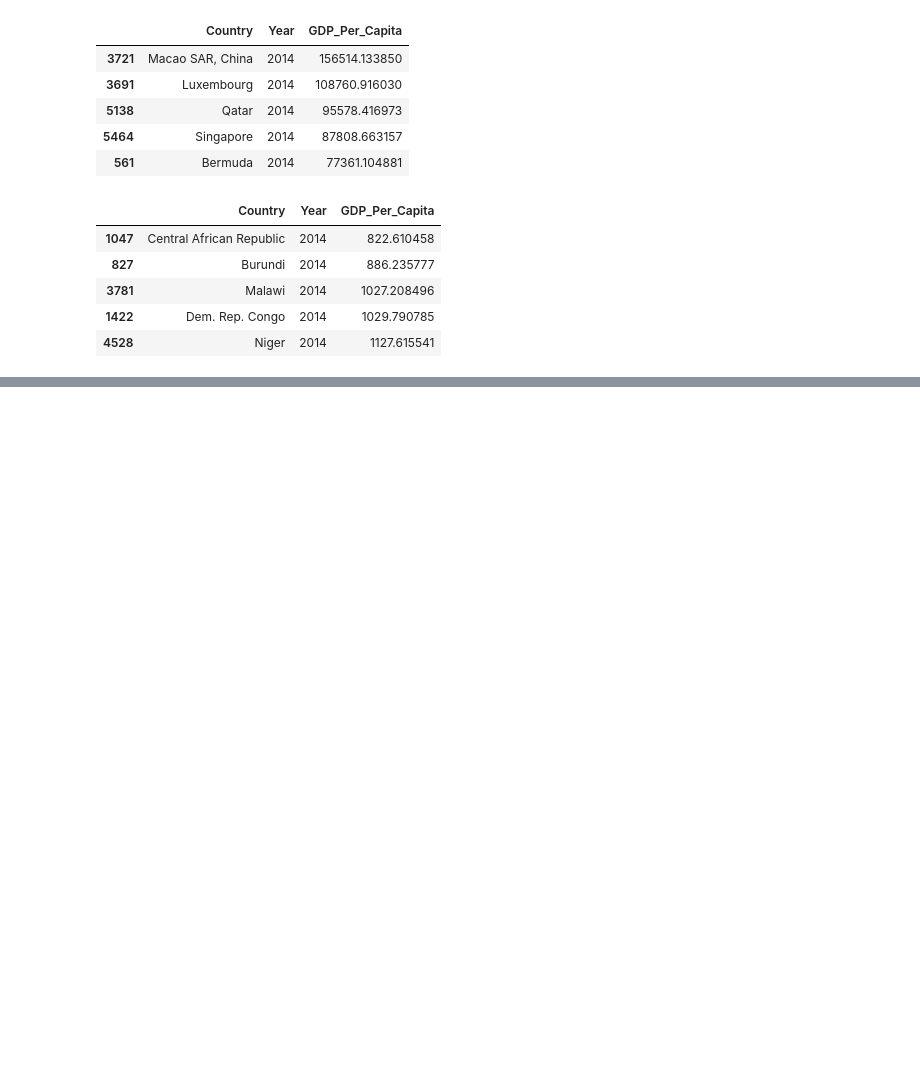
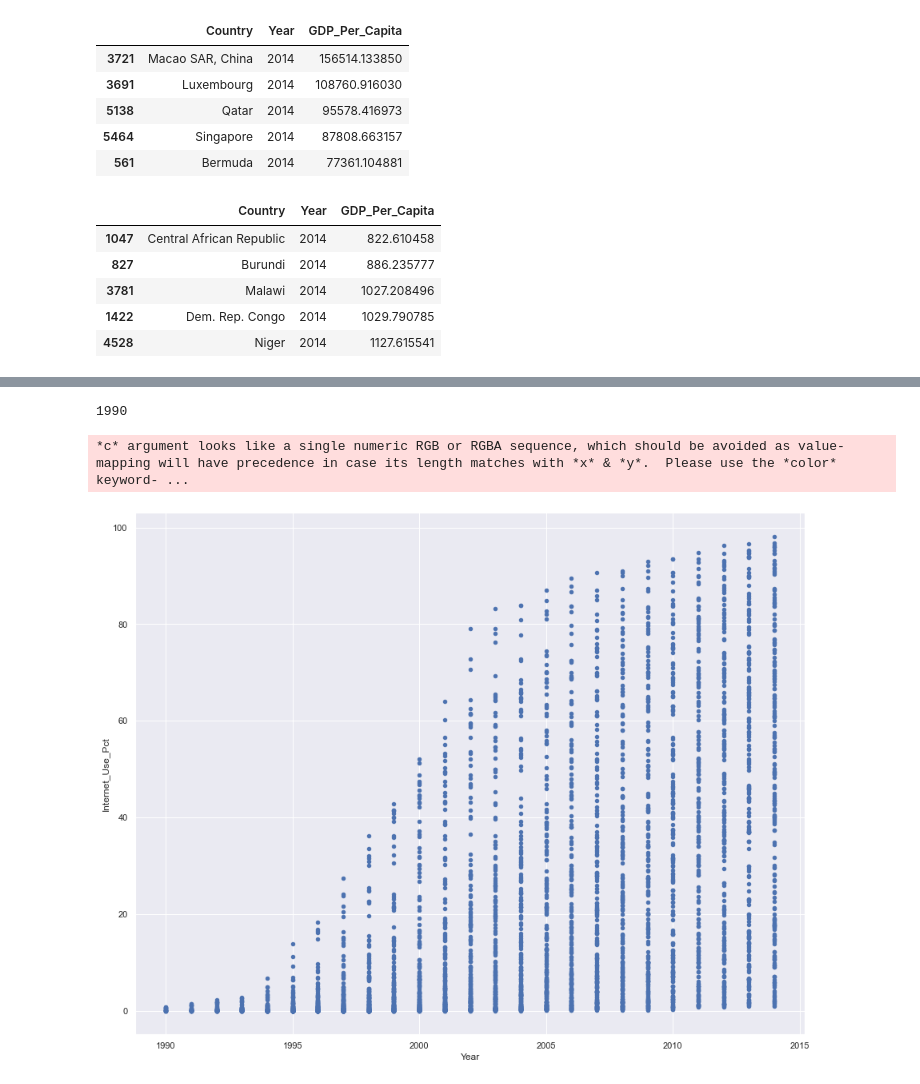
Before and after one commit to nss-data-science-cohort-5/un_exploration-charre2021, a Jupyter notebook: notebooks/UN_Data_Exploration.ipynb, the cells around one changed output, grey strips where cells are left out. Drawn from its saved outputs; the diff is of its cells as text; code cells hidden in the pictures; blank space fills up the shorter version.

```diff
--- a/notebooks/UN_Data_Exploration.ipynb
+++ b/notebooks/UN_Data_Exploration.ipynb
@@ -161,0 +256,3 @@ gdp_2014.nsmallest(5, columns = 'GDP_Per_Capita')
+# %%
+internet_df = internet_df.drop(columns = "Value Footnotes")
+internet_df
@@ -161,0 +273,3 @@ gdp_2014.nsmallest(5, columns = 'GDP_Per_Capita')
+# %%
+internet_df.columns = ['Country', 'Year', 'Internet_Use_Pct']
+internet_df.info()
@@ -161,0 +287,3 @@ gdp_2014.nsmallest(5, columns = 'GDP_Per_Capita')
+# %%
+internet_df['Internet_Use_Pct'] = internet_df['Internet_Use_Pct'].astype(float)
+internet_df.info()
@@ -161,0 +301,10 @@ gdp_2014.nsmallest(5, columns = 'GDP_Per_Capita')
+# %%
+used_years = internet_df.loc[internet_df['Internet_Use_Pct'] != 0].sort_values('Year').reset_index(drop = True)
+used_years['Year'].iloc[0]
+# %% [output]
+1990
+# %%
+used_years.plot(kind = 'scatter', x = 'Year', y = 'Internet_Use_Pct');
+# %% [output]
+*c* argument looks like a single numeric RGB or RGBA sequence, which should be avoided as value-mapping will have precedence in case its length matches with *x* & *y*.  Please use the *color* keyword- ...
+[figure, added]
```
Also changed, not shown: parts of 24 cells of this notebook.
